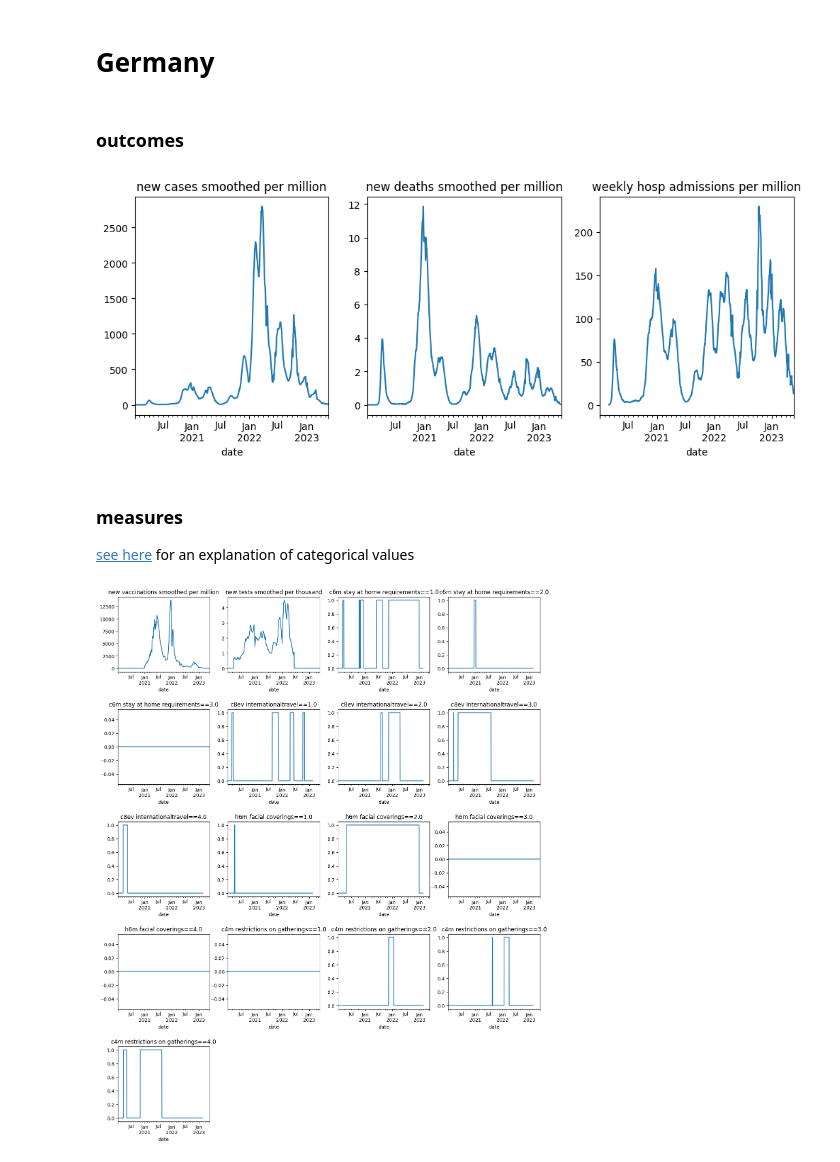
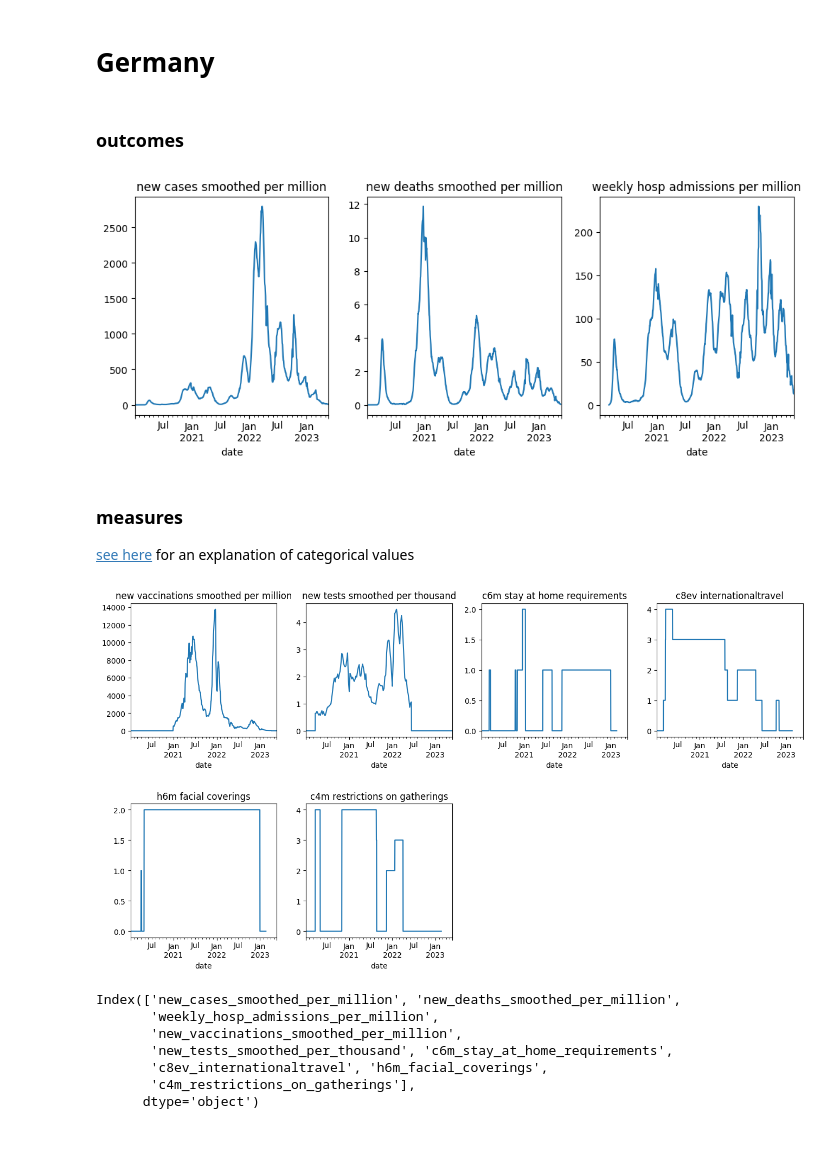
Before and after one commit to armsp/BDPP-23-Covid-Project, a Jupyter notebook: work/project/get_data_for_country_h.ipynb, the cells around one changed output. Saved outputs shown, nothing was run; the diff lists cells and outputs as text; code cells hidden in the pictures.

```diff
--- a/work/project/get_data_for_country_h.ipynb
+++ b/work/project/get_data_for_country_h.ipynb
@@ -12,7 +12,7 @@ import math
 import require
 get_oxford_categorical_flagged = require.single( "get_oxford_categorical_flagged" )
 
-def get_data_for_country( country, verbose = True ):
+def get_data_for_country( country, categorical_as_dummy = True, verbose = True ):
 
     def plot_all( df, columns = None ):
 
@@ -84,26 +84,37 @@ def get_data_for_country( country, verbose = True ):
         ns( name = "c4m_restrictions_on_gatherings", range = np.arange( 5. ))
     ]
 
-    dummy_series_per_indicator = { indicator.name: get_oxford_categorical_flagged( country, indicator.name, verbose = False ) for indicator in indicators }
+    dummy_series_per_indicator = {
+        indicator.name: get_oxford_categorical_flagged(
+            country, indicator.name,
+            verbose = False,
+            use_dummies = categorical_as_dummy
+        ) for indicator in indicators }
 
     for indicator in indicators:
 
         dummy_series = dummy_series_per_indicator[ indicator.name ]
+        date_offset = 2 # oxford data starts 2 days earlier, just discard it
 
-        for value in [ v for v in indicator.range if v != 0 ]:
+        if categorical_as_dummy:
 
-            key = f"{ value }"
-            column = f"{ indicator.name }=={ value }"
+            for value in [ v for v in indicator.range if v != 0 ]:
 
-            if key in dummy_series:
+                key = f"{ value }"
+                column = f"{ indicator.name }=={ value }"
 
-                date_offset = 2 # oxford data starts 2 days earlier, just discard it
-                measure_df[ column ] = dummy_series[ key ][ date_offset: ]
-                assert measure_df.index[ 0 ] == dummy_series[ key ].index[ date_offset ]
+                if key in dummy_series:
 
-            else:
+                    measure_df[ column ] = dummy_series[ key ][ date_offset: ]
+                    assert measure_df.index[ 0 ] == dummy_series[ key ].index[ date_offset ]
 
-                measure_df[ column ] = 0
+                else:
+
+                    measure_df[ column ] = 0
+
+        else:
+
+            measure_df[ indicator.name ] = dummy_series[ date_offset: ]
 
     if verbose:
 
@@ -114,11 +125,21 @@ def get_data_for_country( country, verbose = True ):
     full_df = pd.concat([ outcome_df, measure_df ], axis = 1 )
     return full_df
 # %%
-country_df = get_data_for_country( "Germany" )
+country_df = get_data_for_country( "Germany", categorical_as_dummy = False )
 # %% [output]
 Germany
 outcomes
 [figure]
 measures
 see here for an explanation of categorical values
-[figure, old version]
+[figure, new version]
+# %%
+country_df.columns
+# %% [output]
+Index(['new_cases_smoothed_per_million', 'new_deaths_smoothed_per_million',
+       'weekly_hosp_admissions_per_million',
+       'new_vaccinations_smoothed_per_million',
+       'new_tests_smoothed_per_thousand', 'c6m_stay_at_home_requirements',
+       'c8ev_internationaltravel', 'h6m_facial_coverings',
+       'c4m_restrictions_on_gatherings'],
+      dtype='object')
```
Also changed, not shown: 7 other files.
